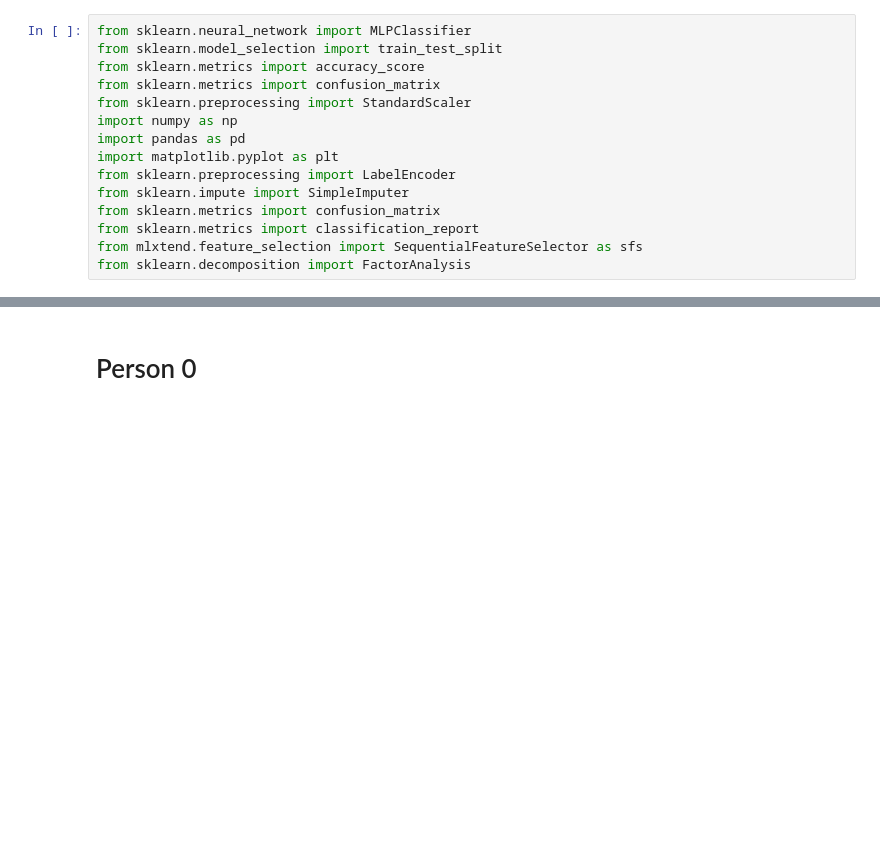
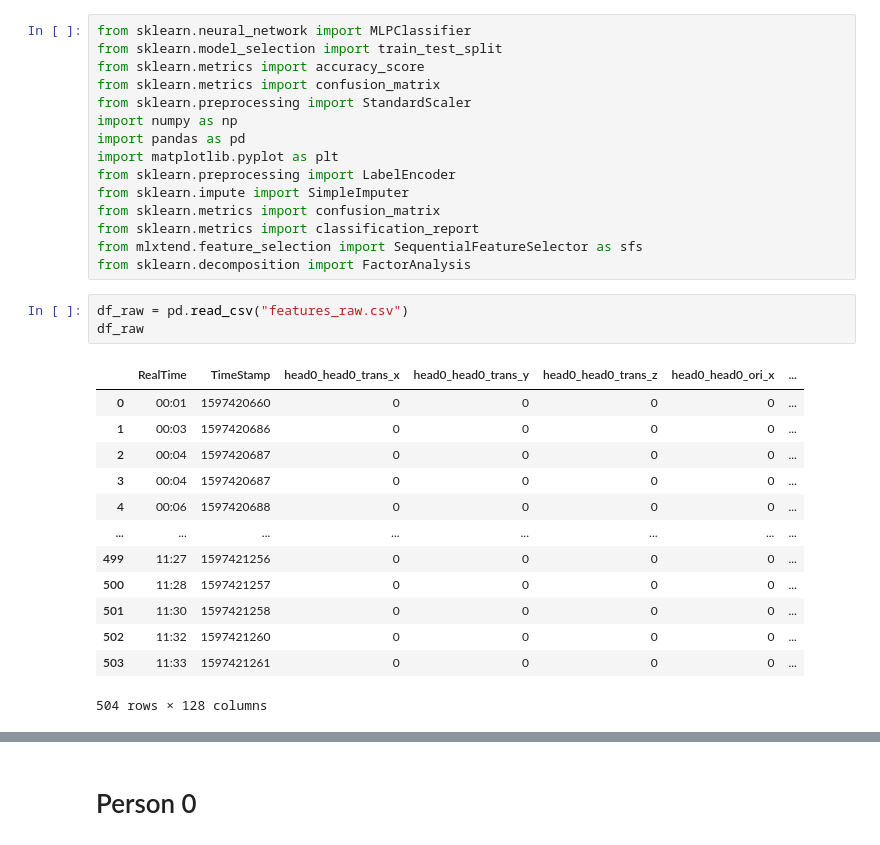
Before and after one commit to ymohamed08/MLP_Mafia, a Jupyter notebook: MLP_script.ipynb, the cells around one changed output, grey strips where cells are left out. Drawn from its saved outputs; the diff is of its cells as text; blank space fills up the shorter version.

```diff
--- a/MLP_script .ipynb
+++ b/MLP_script.ipynb
@@ -13,3 +13,20 @@ from sklearn.metrics import confusion_matrix
 from sklearn.metrics import classification_report
 from mlxtend.feature_selection import SequentialFeatureSelector as sfs
 from sklearn.decomposition import FactorAnalysis
+# %%
+df_raw = pd.read_csv("features_raw.csv")
+df_raw
+# %% [output]
+|  | RealTime | TimeStamp | head0_head0_trans_x | head0_head0_trans_y | head0_head0_trans_z | head0_head0_ori_x | ... |
+| 0 | 00:01 | 1597420660 | 0 | 0 | 0 | 0 | ... |
+| 1 | 00:03 | 1597420686 | 0 | 0 | 0 | 0 | ... |
+| 2 | 00:04 | 1597420687 | 0 | 0 | 0 | 0 | ... |
+| 3 | 00:04 | 1597420687 | 0 | 0 | 0 | 0 | ... |
+| 4 | 00:06 | 1597420688 | 0 | 0 | 0 | 0 | ... |
+| ... | ... | ... | ... | ... | ... | ... | ... |
+| 499 | 11:27 | 1597421256 | 0 | 0 | 0 | 0 | ... |
+| 500 | 11:28 | 1597421257 | 0 | 0 | 0 | 0 | ... |
+| 501 | 11:30 | 1597421258 | 0 | 0 | 0 | 0 | ... |
+| 502 | 11:32 | 1597421260 | 0 | 0 | 0 | 0 | ... |
+| 503 | 11:33 | 1597421261 | 0 | 0 | 0 | 0 | ... |
+504 rows × 128 columns
```
Also changed, not shown: parts of 9 cells of this notebook.
